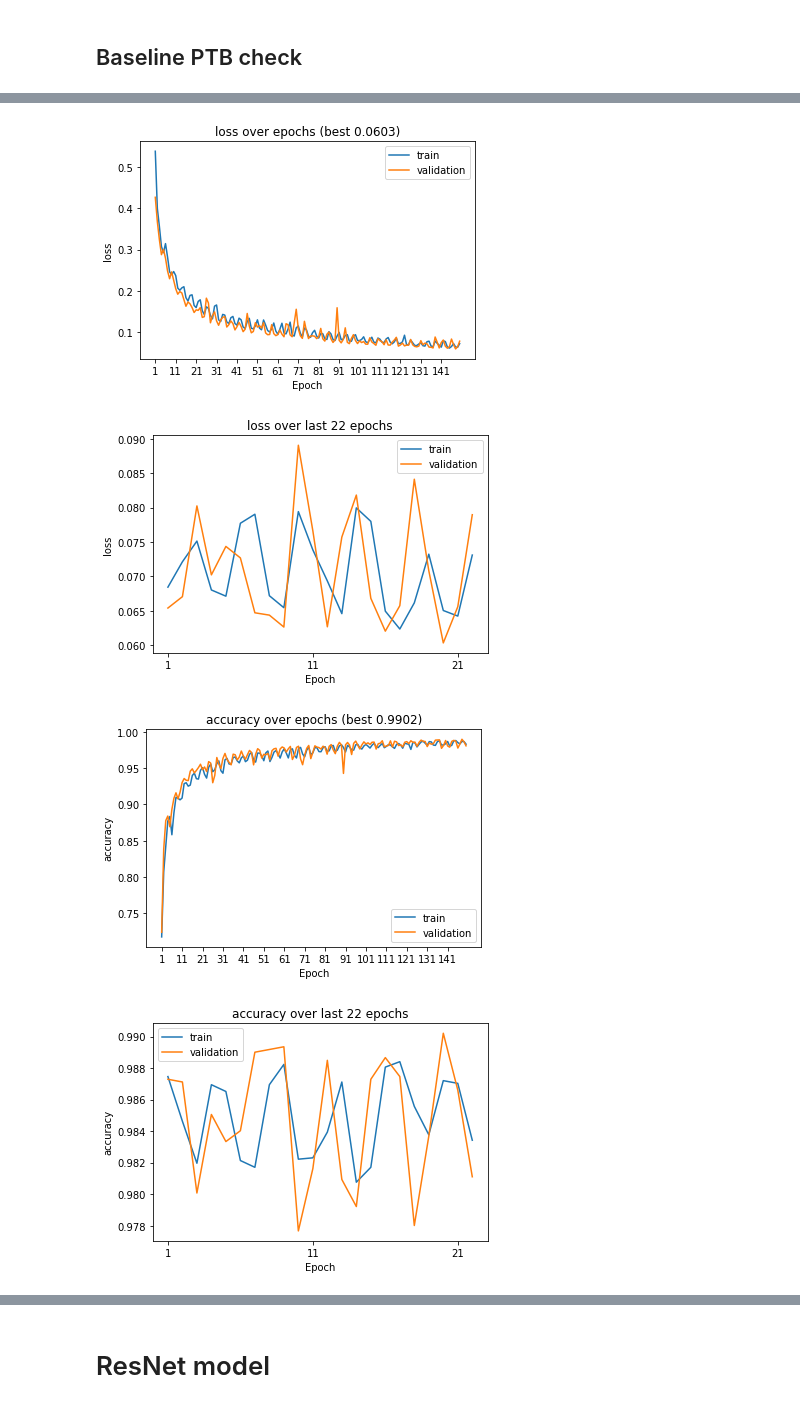
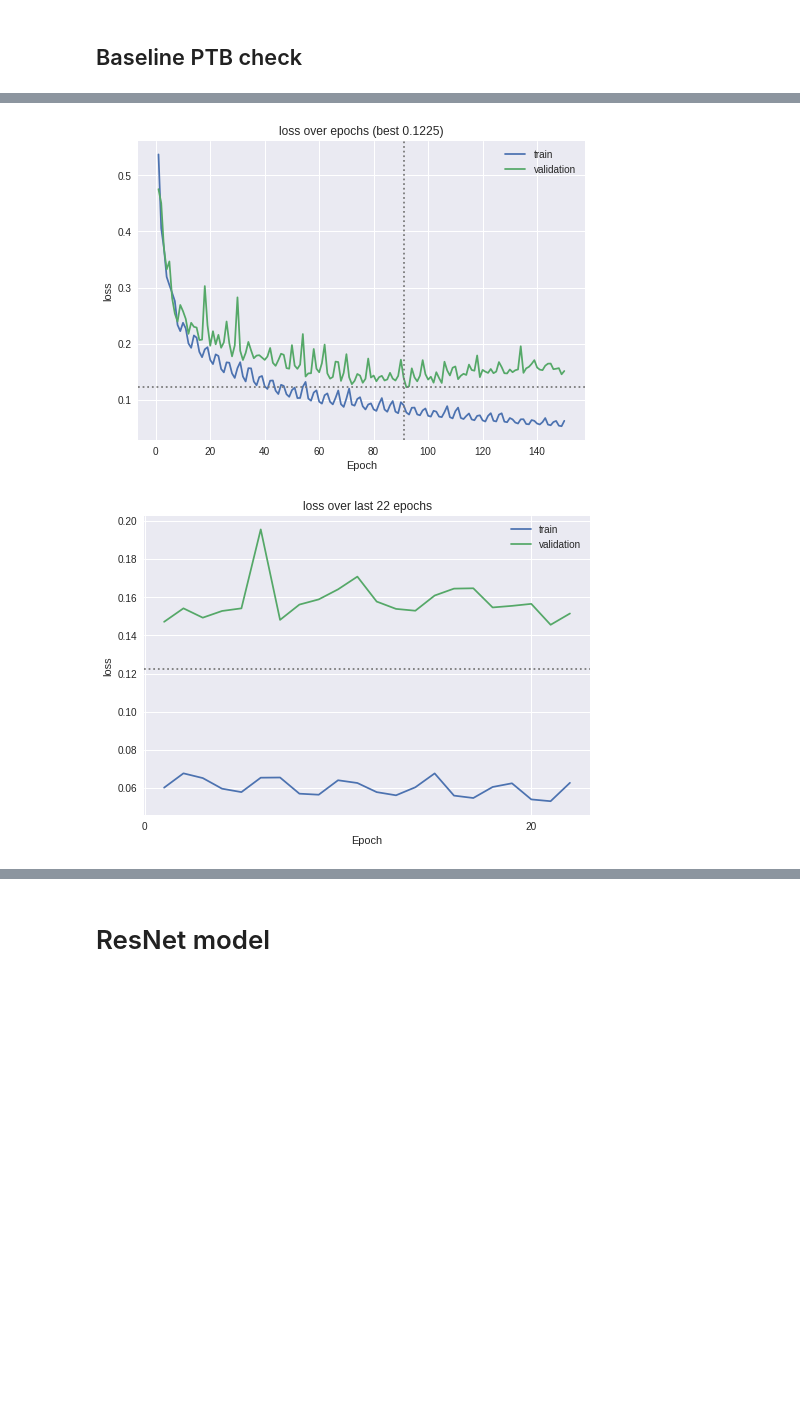
Before and after one commit to spdrnl/ecg, a Jupyter notebook: ECG.ipynb, the cells around one changed output, grey strips where cells are left out. Cells and saved outputs as stored; diff of their text form; code cells hidden in the pictures; blank space fills up the shorter version.

```diff
--- a/ECG.ipynb
+++ b/ECG.ipynb
@@ -12,6 +12,8 @@ from sklearn.model_selection import train_test_split
 import sklearn
 import itertools
 from tensorflow_addons.optimizers import CyclicalLearningRate
+import matplotlib as mpl
+mpl.style.use('seaborn')
 # %% [markdown]
 # Move data from Drive to /tmp
 # %%
@@ -184,12 +186,16 @@ class LRFinder(Callback):
         ax.plot(self.lrs, self.losses)
 # %%
 def pretty_plot(history, field, fn):
-  def plot(data, val_data, title):
+  def plot(data, val_data, best_index, best_value, title):
     plt.plot(range(1, len(data)+1), data, label='train')
     plt.plot(range(1, len(data)+1), val_data, label='validation')
+    if not best_index is None:
+      plt.axvline(x=best_index, linestyle=':', c="#777777")
+    if not best_value is None:
+      plt.axhline(y=best_value, linestyle=':', c="#777777")
     plt.xlabel('Epoch')
     plt.ylabel(field)
-    plt.xticks(range(1, len(data)+1, 10))
+    plt.xticks(range(0, len(data), 20))
     plt.title(title)
     plt.legend()
     plt.show()
@@ -198,8 +204,11 @@ def pretty_plot(history, field, fn):
   val_data = history.history['val_' + field]
   tail = int(0.15 * len(data))
 
-  plot(data, val_data, "{} over epochs (best {:06.4f})".format(field, fn(val_data)))
-  plot(data[-tail:], val_data[-tail:], "{} over last {} epochs".format(field, tail))
+  best_index = fn(val_data)
+  best_value = val_data[best_index]
+
+  plot(data, val_data, best_index, best_value, "{} over epochs (best {:06.4f})".format(field, best_value))
+  plot(data[-tail:], val_data[-tail:], None, best_value, "{} over last {} epochs".format(field, tail))
 # %%
 def plot_confusion_matrix(cm, classes,
                           normalize=False,
@@ -252,8 +261,8 @@ tf.keras.utils.plot_model(
 # %% [markdown]
 ## Baseline PTB check
 # %%
-X_ptbdb_train, X_ptbdb_test, y_ptbdb_train, y_ptbdb_test = train_test_split(ptbdb.iloc[:,:-1].values, ptbdb.iloc[:,-1].values, test_size=0.2, random_state=42)
-X_ptbdb_test, X_ptbdb_val, y_ptbdb_test, y_ptbdb_val = train_test_split(X_ptbdb_train, y_ptbdb_train, test_size=0.5, random_state=42)
+X_ptbdb_train, X_ptbdb_val, y_ptbdb_train, y_ptbdb_val = train_test_split(ptbdb.iloc[:,:-1].values, ptbdb.iloc[:,-1].values, test_size=0.2, random_state=42)
+X_ptbdb_val, X_ptbdb_test, y_ptbdb_val, y_ptbdb_test  = train_test_split(X_ptbdb_test, y_ptbdb_test, test_size=0.5, random_state=42)
 # %%
 optimizer = keras.optimizers.Adam(lr=0.001)
 model = get_base_model()
@@ -271,11 +280,11 @@ batch_size = 128
 iterations = N/batch_size
 step_size= 2 * iterations
 
-lr_schedule = CyclicalLearningRate(1e-3, 1e-2, step_size=step_size, scale_fn=lambda x: tf.pow(0.95,x))
+lr_schedule = CyclicalLearningRate(1e-4, 1e-2, step_size=step_size, scale_fn=lambda x: tf.pow(0.95,x))
 optimizer=tf.keras.optimizers.Adam(learning_rate=lr_schedule)
 
-model = get_base_model()
-model.compile(optimizer=optimizer, loss='binary_crossentropy', metrics=['accuracy'])
-history = model.fit(X_ptbdb_train, y_ptbdb_train, validation_data=(X_ptbdb_val, y_ptbdb_val), shuffle=True, batch_size=batch_size, epochs=150)
+base_model = get_base_model()
+base_model.compile(optimizer=optimizer, loss='binary_crossentropy', metrics=['accuracy'])
+history = base_model.fit(X_ptbdb_train, y_ptbdb_train, validation_data=(X_ptbdb_val, y_ptbdb_val), shuffle=True, batch_size=batch_size, epochs=150)
 # %% [output]
 Epoch 1/150
@@ -298,8 +307,5 @@ Epoch 150/150
 # %%
-pretty_plot(history, 'loss', lambda x: min(x))
-pretty_plot(history, 'accuracy', lambda x: max(x))
+pretty_plot(history, 'loss', lambda x: np.argmin(x))
 # %% [output]
-[figure, old version]
+[figure, new version]
-[figure, old version]
+[figure, new version]
-[figure, removed]
-[figure, removed]
```
Also changed, not shown: parts of 16 cells of this notebook.
